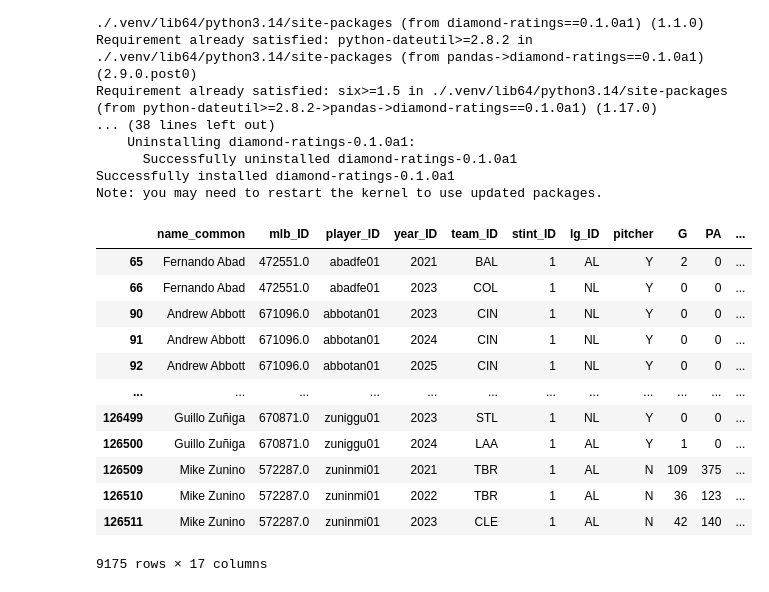
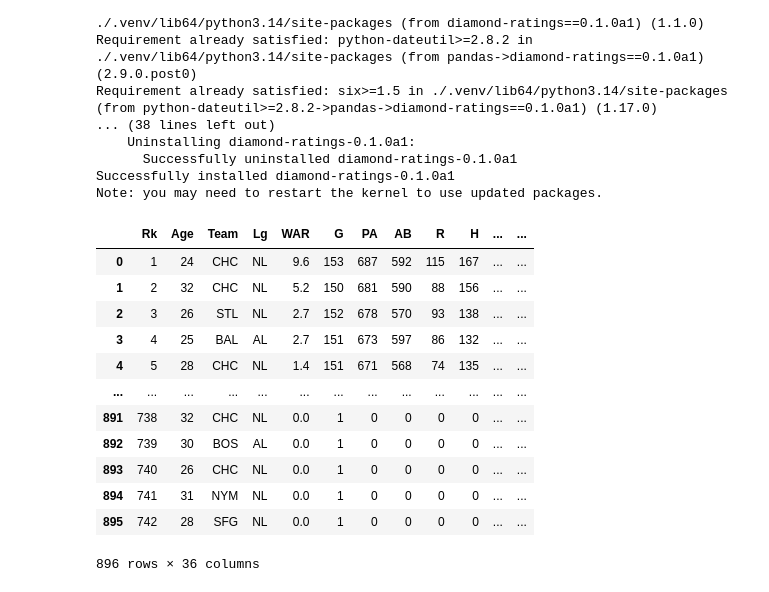
Before and after one commit to maxmcdevitt1/diamond-ratings, a Jupyter notebook: lab.ipynb, the cells around one changed output. Saved outputs shown, nothing was run; the diff lists cells and outputs as text; code cells hidden in the pictures.

```diff
--- a/lab.ipynb
+++ b/lab.ipynb
@@ -21,32 +21,34 @@ Note: you may need to restart the kernel to use updated packages.
 # %%
 import main
 import pathlib
 import pandas as pd
 from pybaseball import bwar_bat, bwar_pitch
+from diamond_ratings import data_loader
 
 #path = pathlib.Path('data/')
 #display(pd.DataFrame(pd.read_parquet(path/'batter.parquet')))
 #display(pd.DataFrame(pd.read_parquet(path/'pitcher.parquet')))
 
 #score = main.main()
 
 #display(score)
 
 
-df = bwar_bat()
-df = df.loc[df['year_ID']>2020]
-display(df)
+#df = bwar_bat()
+#df = df.loc[df['year_ID']>2020]
+#display(df)
+display(data_loader.get_war(2026, is_pitcher = False))
 # %% [output]
-|  | name_common | mlb_ID | player_ID | year_ID | team_ID | stint_ID | lg_ID | pitcher | G | PA | ... |
-| 65 | Fernando Abad | 472551.0 | abadfe01 | 2021 | BAL | 1 | AL | Y | 2 | 0 | ... |
-| 66 | Fernando Abad | 472551.0 | abadfe01 | 2023 | COL | 1 | NL | Y | 0 | 0 | ... |
-| 90 | Andrew Abbott | 671096.0 | abbotan01 | 2023 | CIN | 1 | NL | Y | 0 | 0 | ... |
-| 91 | Andrew Abbott | 671096.0 | abbotan01 | 2024 | CIN | 1 | NL | Y | 0 | 0 | ... |
-| 92 | Andrew Abbott | 671096.0 | abbotan01 | 2025 | CIN | 1 | NL | Y | 0 | 0 | ... |
-| ... | ... | ... | ... | ... | ... | ... | ... | ... | ... | ... | ... |
-| 126499 | Guillo Zuñiga | 670871.0 | zuniggu01 | 2023 | STL | 1 | NL | Y | 0 | 0 | ... |
-| 126500 | Guillo Zuñiga | 670871.0 | zuniggu01 | 2024 | LAA | 1 | AL | Y | 1 | 0 | ... |
-| 126509 | Mike Zunino | 572287.0 | zuninmi01 | 2021 | TBR | 1 | AL | N | 109 | 375 | ... |
-| 126510 | Mike Zunino | 572287.0 | zuninmi01 | 2022 | TBR | 1 | AL | N | 36 | 123 | ... |
-| 126511 | Mike Zunino | 572287.0 | zuninmi01 | 2023 | CLE | 1 | AL | N | 42 | 140 | ... |
+|  | Rk | Age | Team | Lg | WAR | G | PA | AB | R | H | ... | ... |
+| 0 | 1 | 24 | CHC | NL | 9.6 | 153 | 687 | 592 | 115 | 167 | ... | ... |
+| 1 | 2 | 32 | CHC | NL | 5.2 | 150 | 681 | 590 | 88 | 156 | ... | ... |
+| 2 | 3 | 26 | STL | NL | 2.7 | 152 | 678 | 570 | 93 | 138 | ... | ... |
+| 3 | 4 | 25 | BAL | AL | 2.7 | 151 | 673 | 597 | 86 | 132 | ... | ... |
+| 4 | 5 | 28 | CHC | NL | 1.4 | 151 | 671 | 568 | 74 | 135 | ... | ... |
+| ... | ... | ... | ... | ... | ... | ... | ... | ... | ... | ... | ... | ... |
+| 891 | 738 | 32 | CHC | NL | 0.0 | 1 | 0 | 0 | 0 | 0 | ... | ... |
+| 892 | 739 | 30 | BOS | AL | 0.0 | 1 | 0 | 0 | 0 | 0 | ... | ... |
+| 893 | 740 | 26 | CHC | NL | 0.0 | 1 | 0 | 0 | 0 | 0 | ... | ... |
+| 894 | 741 | 31 | NYM | NL | 0.0 | 1 | 0 | 0 | 0 | 0 | ... | ... |
+| 895 | 742 | 28 | SFG | NL | 0.0 | 1 | 0 | 0 | 0 | 0 | ... | ... |
-9175 rows × 17 columns
+896 rows × 36 columns
```
Also changed, not shown: 19 other files.
